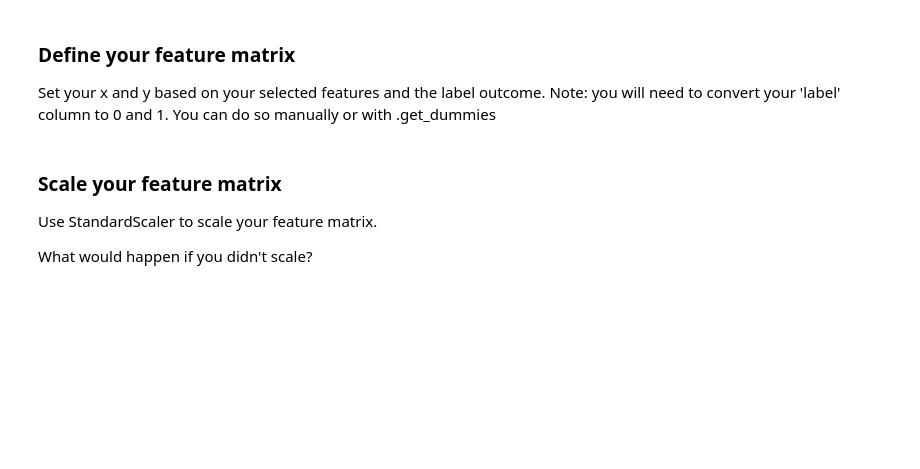
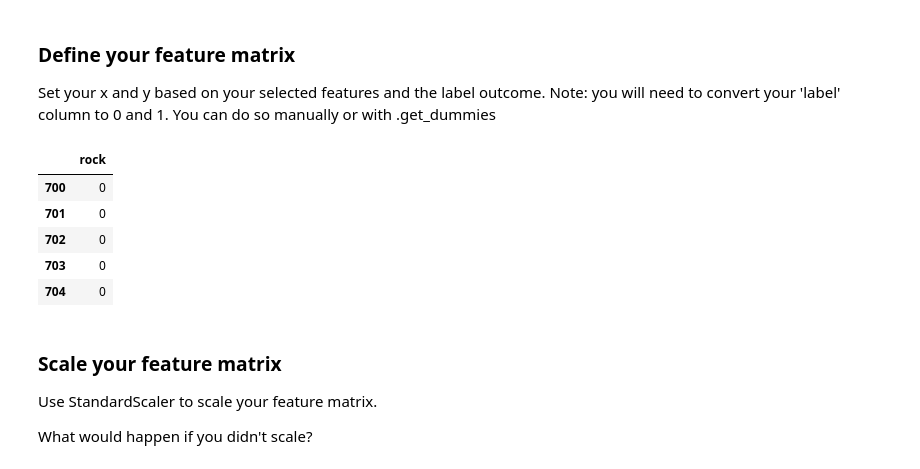
Before and after one commit to adityarpawar1902/AudioTechII, a Jupyter notebook: Activities/Activity7_PandasRegression.ipynb, the cells around one changed output. Drawn from its saved outputs; the diff is of its cells as text; code cells hidden in the pictures; blank space fills up the shorter version.

```diff
--- a/Activities/Activity7_PandasRegression.ipynb
+++ b/Activities/Activity7_PandasRegression.ipynb
@@ -47,6 +70,15 @@ Outside of variability in the data, think about why certain features may help us
 
 Set your x and y based on your selected features and the label outcome.
 Note: you will need to convert your 'label' column to 0 and 1. You can do so manually or with .get_dummies
+# %%
+genres = pd.get_dummies(df['label'], drop_first=True)
+# %% [output]
+|  | rock |
+| 700 | 0 |
+| 701 | 0 |
+| 702 | 0 |
+| 703 | 0 |
+| 704 | 0 |
 # %% [markdown]
 ### Scale your feature matrix
 
```
Also changed, not shown: parts of 3 cells of this notebook.
